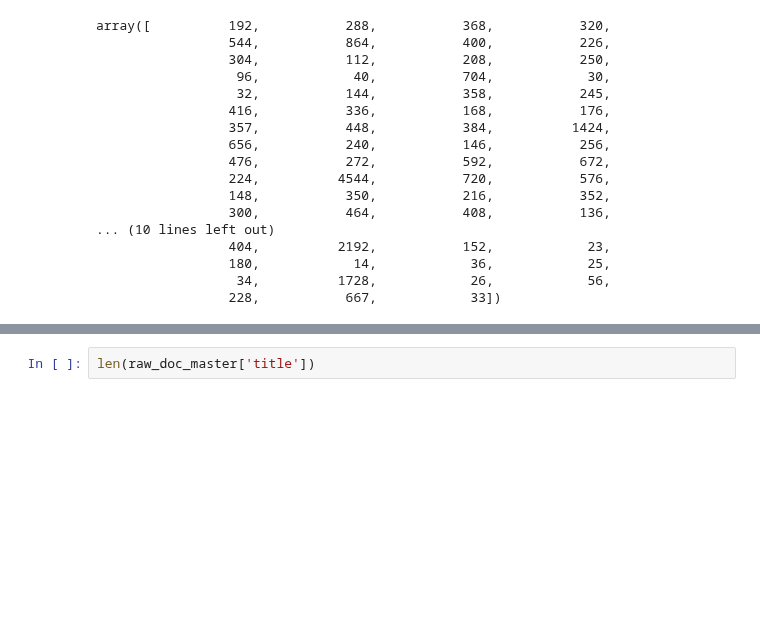
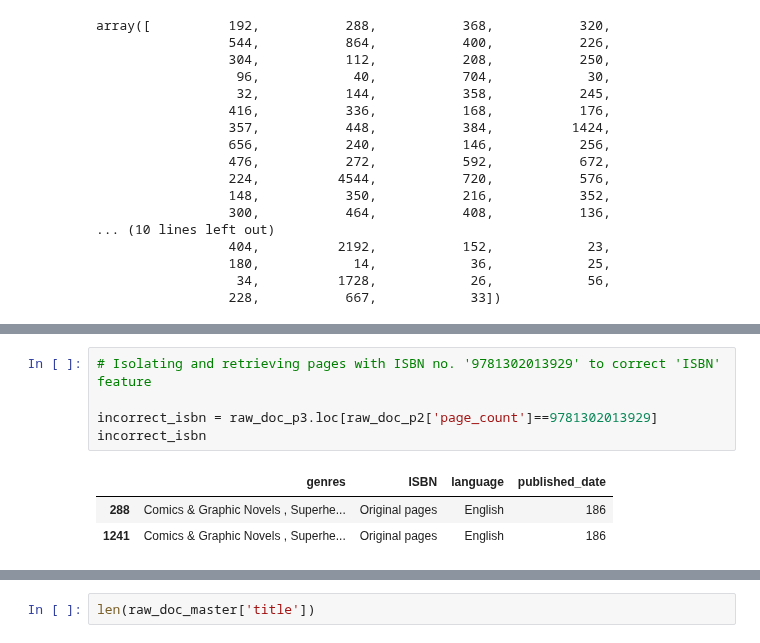
Before and after one commit to bigmikecreates/nlp-practice, a Jupyter notebook: src/notebooks/explore.ipynb, the cells around one changed output, grey strips where cells are left out. Saved outputs shown, nothing was run; the diff lists cells and outputs as text; blank space fills up the shorter version.

```diff
--- a/src/notebooks/explore.ipynb
+++ b/src/notebooks/explore.ipynb
@@ -295,0 +309,9 @@ The total page count is supposed to be 144, confirmed with <a href='https://www.
+# %%
+# Isolating and retrieving pages with ISBN no. '9781302013929' to correct 'ISBN' feature
+
+incorrect_isbn = raw_doc_p3.loc[raw_doc_p2['page_count']==9781302013929]
+incorrect_isbn
+# %% [output]
+|  | genres | ISBN | language | published_date |
+| 288 | Comics & Graphic Novels , Superhe... | Original pages | English | 186 |
+| 1241 | Comics & Graphic Novels , Superhe... | Original pages | English | 186 |
```
Also changed, not shown: parts of 12 cells of this notebook, 1 other file.
